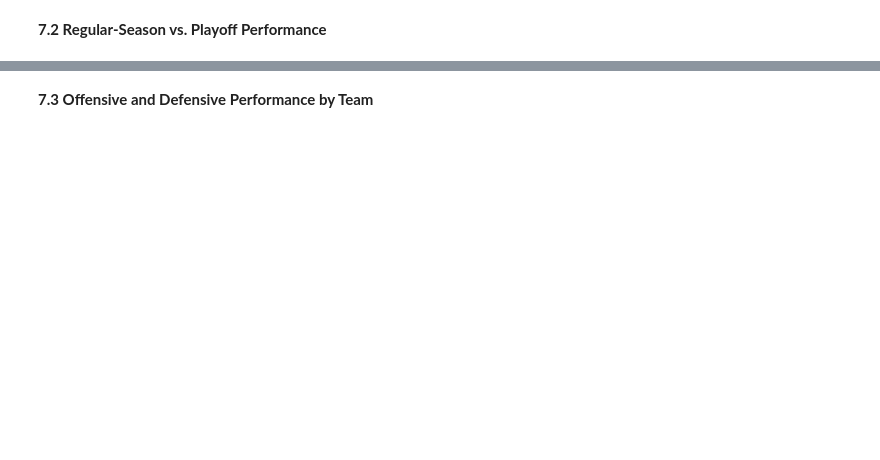
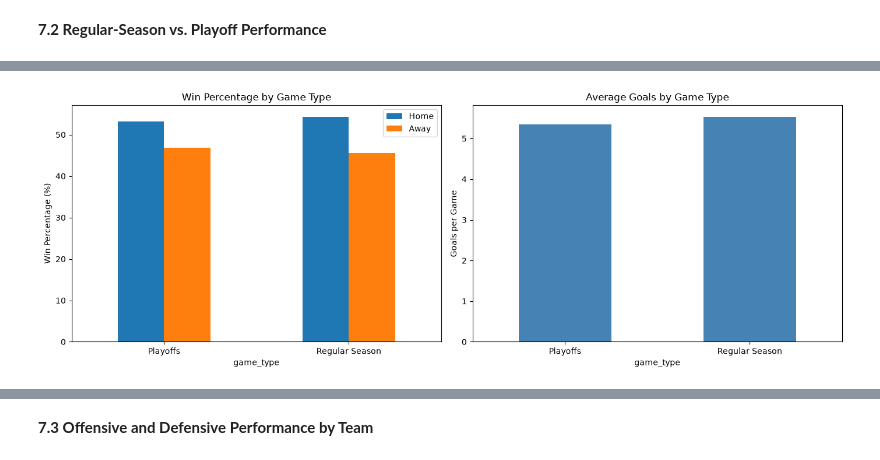
Before and after one commit to jbenigeriBU/DX602-Final-Project, a Jupyter notebook: DX602_Final_Project.ipynb, the cells around one changed output, grey strips where cells are left out. Saved outputs shown, nothing was run; the diff lists cells and outputs as text; code cells hidden in the pictures; blank space fills up the shorter version.

```diff
--- a/DX602_Final_Project.ipynb
+++ b/DX602_Final_Project.ipynb
@@ -1036,0 +1135,19 @@ plt.show()
+# %%
+# Compare game outcomes and scoring by game type
+fig, ax = plt.subplots(1, 2, figsize=(14, 5))
+
+# Home and away win percentages
+game_type_stats[["home_won", "away_won"]].plot(kind="bar", ax=ax[0], rot=0)
+ax[0].set_title("Win Percentage by Game Type")
+ax[0].set_ylabel("Win Percentage (%)")
+ax[0].legend(["Home", "Away"])
+
+# Average goals per game
+game_type_stats["total_goals"].plot(kind="bar", ax=ax[1], rot=0, color="steelblue")
+ax[1].set_title("Average Goals by Game Type")
+ax[1].set_ylabel("Goals per Game")
+
+plt.tight_layout()
+plt.show()
+# %% [output]
+[figure, added]
```
Also changed, not shown: parts of 49 cells of this notebook.
